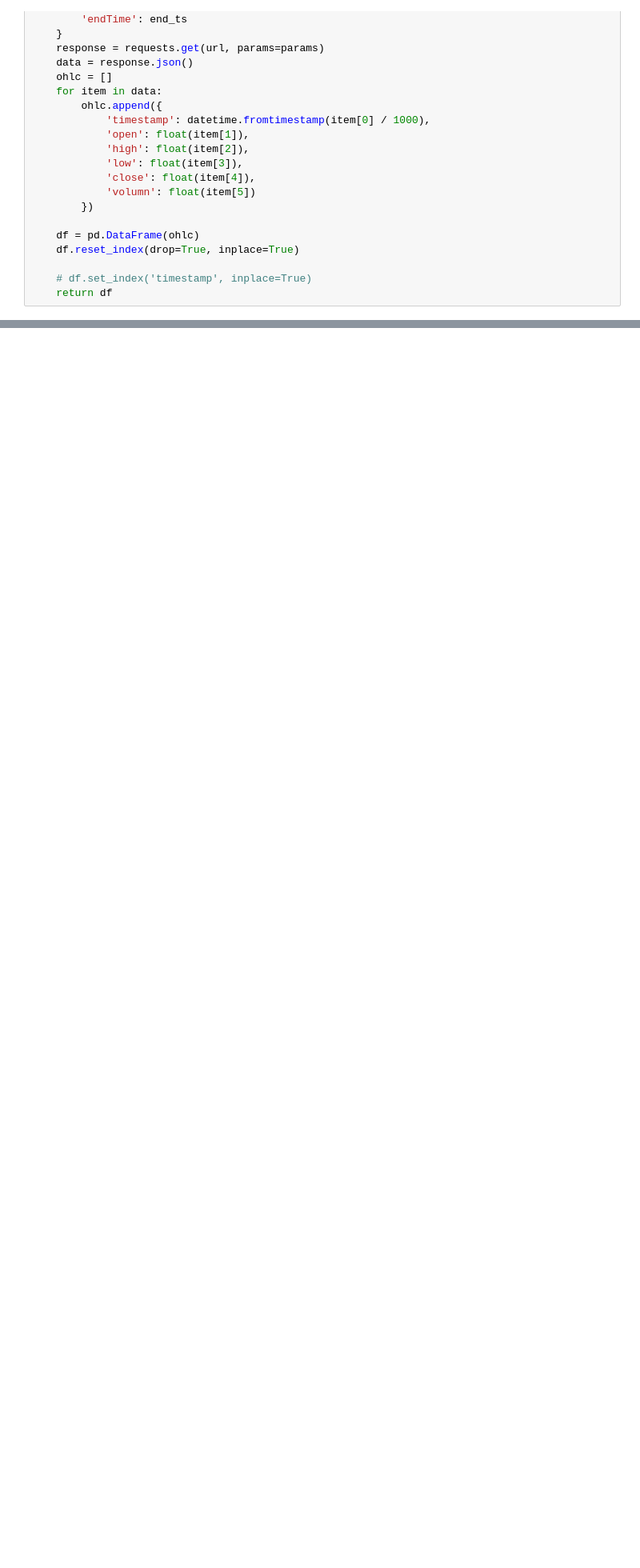
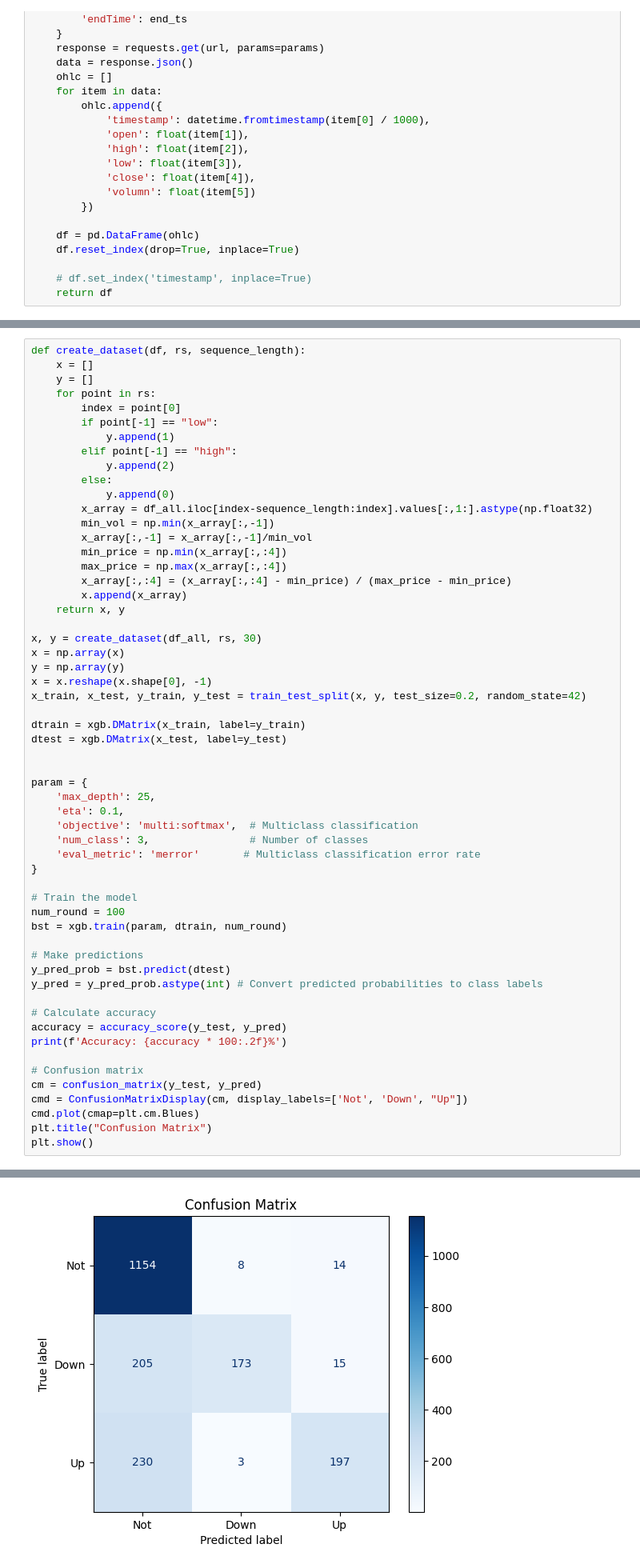
Before and after one commit to khiemdoan/qcuongning-binance-future, a Jupyter notebook: search.ipynb, the cells around one changed output, grey strips where cells are left out. Shown at 80% size. Drawn from its saved outputs; the diff is of its cells as text; blank space fills up the shorter version.

```diff
--- a/search.ipynb
+++ b/search.ipynb
@@ -184,0 +203,58 @@ num points:  5000 number_low/all_point 0.501 cannot_break 21
+# %%
+def create_dataset(df, rs, sequence_length):
+    x = []
+    y = []
+    for point in rs:
+        index = point[0]
+        if point[-1] == "low":
+            y.append(1)
+        elif point[-1] == "high":
+            y.append(2)
+        else:
+            y.append(0)
+        x_array = df_all.iloc[index-sequence_length:index].values[:,1:].astype(np.float32)
+        min_vol = np.min(x_array[:,-1])
+        x_array[:,-1] = x_array[:,-1]/min_vol
+        min_price = np.min(x_array[:,:4])
+        max_price = np.max(x_array[:,:4])
+        x_array[:,:4] = (x_array[:,:4] - min_price) / (max_price - min_price)
+        x.append(x_array)
+    return x, y
+
+x, y = create_dataset(df_all, rs, 30)
+x = np.array(x)
+y = np.array(y)
+x = x.reshape(x.shape[0], -1)
+x_train, x_test, y_train, y_test = train_test_split(x, y, test_size=0.2, random_state=42)
+
+dtrain = xgb.DMatrix(x_train, label=y_train)
+dtest = xgb.DMatrix(x_test, label=y_test)
+
+
+param = {
+    'max_depth': 25,
+    'eta': 0.1,
+    'objective': 'multi:softmax',  # Multiclass classification
+    'num_class': 3,                # Number of classes
+    'eval_metric': 'merror'       # Multiclass classification error rate
+}
+
+# Train the model
+num_round = 100
+bst = xgb.train(param, dtrain, num_round)
+
+# Make predictions
+y_pred_prob = bst.predict(dtest)
+y_pred = y_pred_prob.astype(int) # Convert predicted probabilities to class labels
+
+# Calculate accuracy
+accuracy = accuracy_score(y_test, y_pred)
+print(f'Accuracy: {accuracy * 100:.2f}%')
+
+# Confusion matrix
+cm = confusion_matrix(y_test, y_pred)
+cmd = ConfusionMatrixDisplay(cm, display_labels=['Not', 'Down', "Up"])
+cmd.plot(cmap=plt.cm.Blues)
+plt.title("Confusion Matrix")
+plt.show()
+# %% [output]
@@ -184,0 +262 @@ num points:  5000 number_low/all_point 0.501 cannot_break 21
+[figure, added]
```
Also changed, not shown: parts of 9 cells of this notebook, 4 other files.
